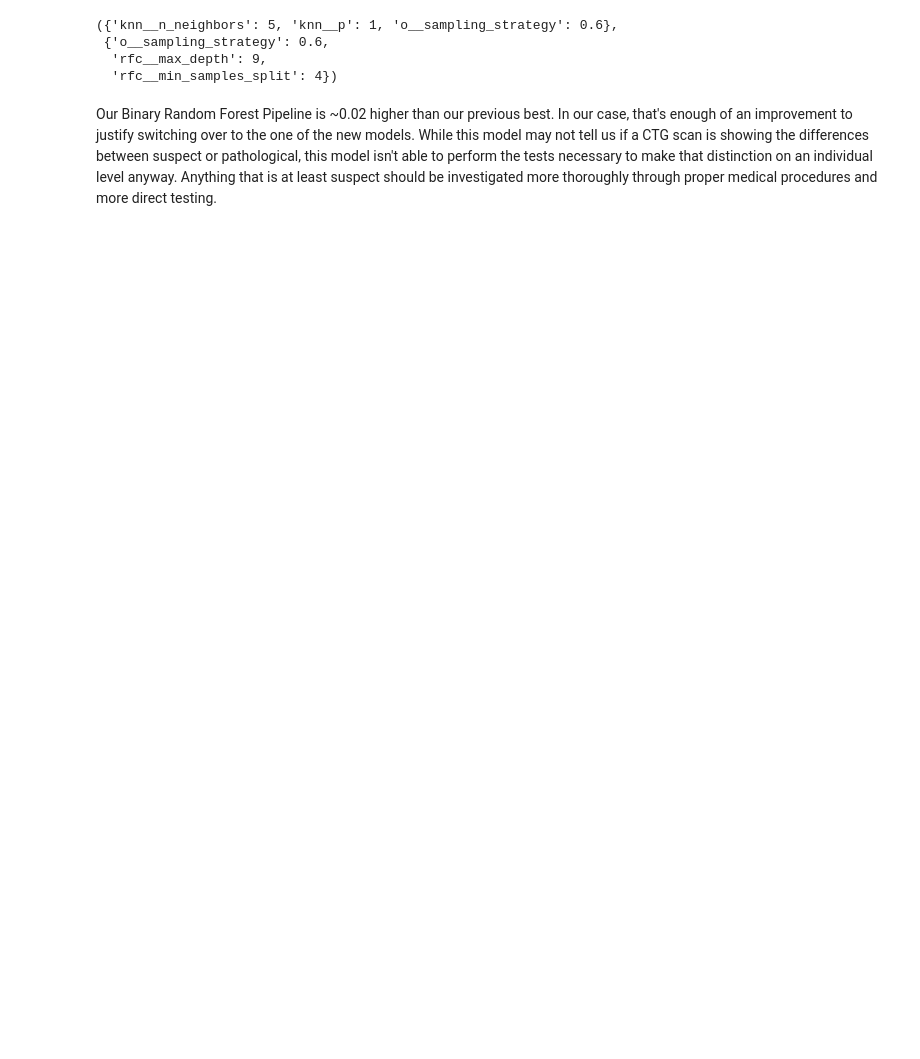
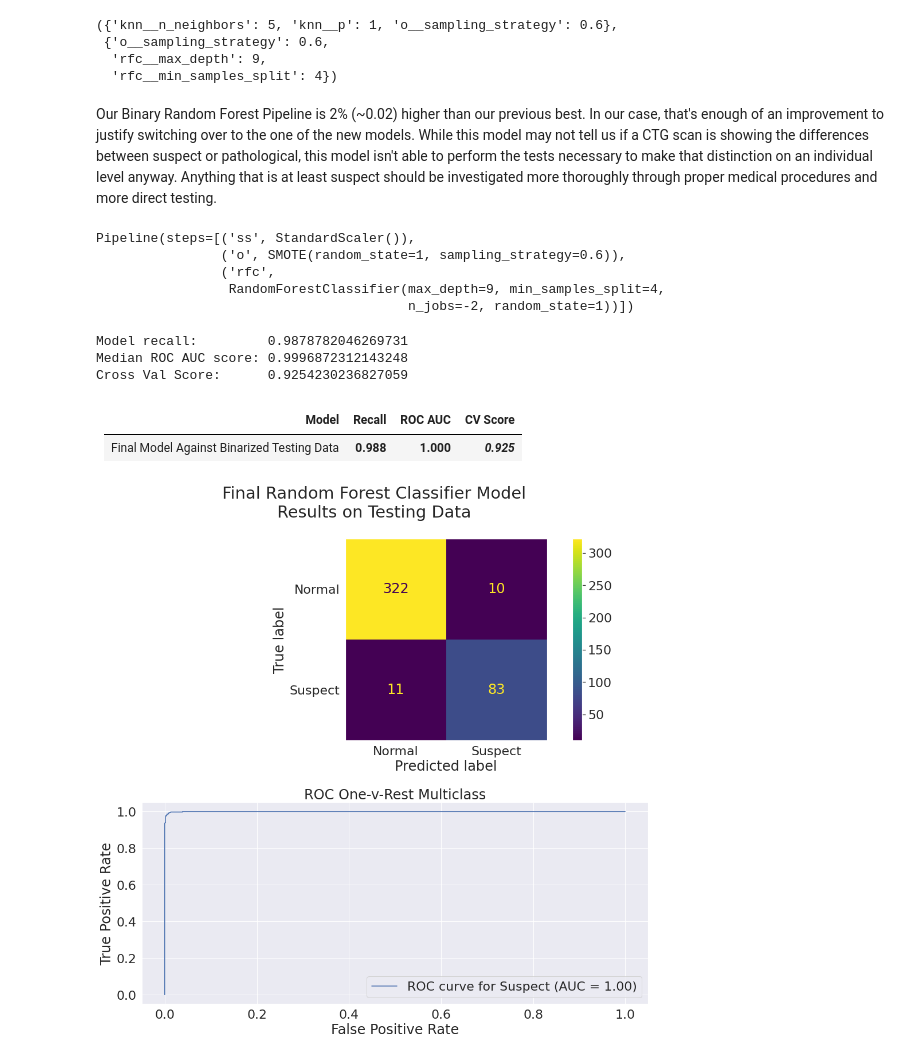
Before and after one commit to ParkedHampster/Fetal-Health-Classification-Prediction, a Jupyter notebook: scratch_books/scratch.ipynb, the cells around one changed output. Saved outputs shown, nothing was run; the diff lists cells and outputs as text; code cells hidden in the pictures; blank space fills up the shorter version.

Commit message:
ran final model against test updated model_verification to be more clean and efficient

```diff
--- a/scratch_books/scratch.ipynb
+++ b/scratch_books/scratch.ipynb
@@ -1522,7 +1500,7 @@ reduced_binary_knn_pipeline_gs.best_params_ , binary_tree_pipeline_gs.best_param
   'rfc__max_depth': 9,
   'rfc__min_samples_split': 4})
 # %% [markdown]
-Our Binary Random Forest Pipeline is ~0.02
+Our Binary Random Forest Pipeline is 2% (~0.02)
 higher than our previous best. In our case, that's
 enough of an improvement to justify switching over to
 the one of the new models. While this model may not
@@ -1533,3 +1511,53 @@ on an individual level anyway. Anything that is at
 least suspect should be investigated more thoroughly
 through proper medical procedures and more direct
 testing.
+# %%
+final_model = binary_tree_pipeline_gs.best_estimator_
+# %%
+final_model.fit(X_train,y_train_bin)
+# %% [output]
+Pipeline(steps=[('ss', StandardScaler()),
+                ('o', SMOTE(random_state=1, sampling_strategy=0.6)),
+                ('rfc',
+                 RandomForestClassifier(max_depth=9, min_samples_split=4,
+                                        n_jobs=-2, random_state=1))])
+# %%
+fig, ax = plt.subplots(2,1,figsize=(14,14))
+ConfusionMatrixDisplay.from_estimator(
+    final_model,X_test,y_test_bin,ax=ax[0]
+)
+ax[0].grid(False)
+
+ax[0].set(
+    xticklabels=health_labels[:-1],
+    yticklabels=health_labels[:-1]
+)
+
+testing_scores_binary = model_scoring(
+            final_model,
+            X_train,y_train_bin,
+            plot_curve=True,ax=ax[1], class_names=health_labels,
+            average='macro',multi_class='raise',
+            is_binary=True)
+
+display_table = model_scoring_table(
+    [testing_scores_binary],
+    ["Final Model Against Binarized Testing Data"]
+)
+
+display(display_table['md'])
+
+plt.suptitle("Final Random Forest Classifier Model\nResults on Testing Data")
+plt.tight_layout()
+
+
+'';
+# %% [output]
+Model recall:         0.9878782046269731
+Median ROC AUC score: 0.9996872312143248
+Cross Val Score:      0.9254230236827059
+
+| Model | Recall | ROC AUC | CV Score |
+|---:|:---:|:---:|:---:|
+| Final Model Against Binarized Testing Data | **0.988** | **1.000** | ***0.925*** |
+[figure, added]
```
Also changed, not shown: parts of 13 cells of this notebook, 1 other file.
